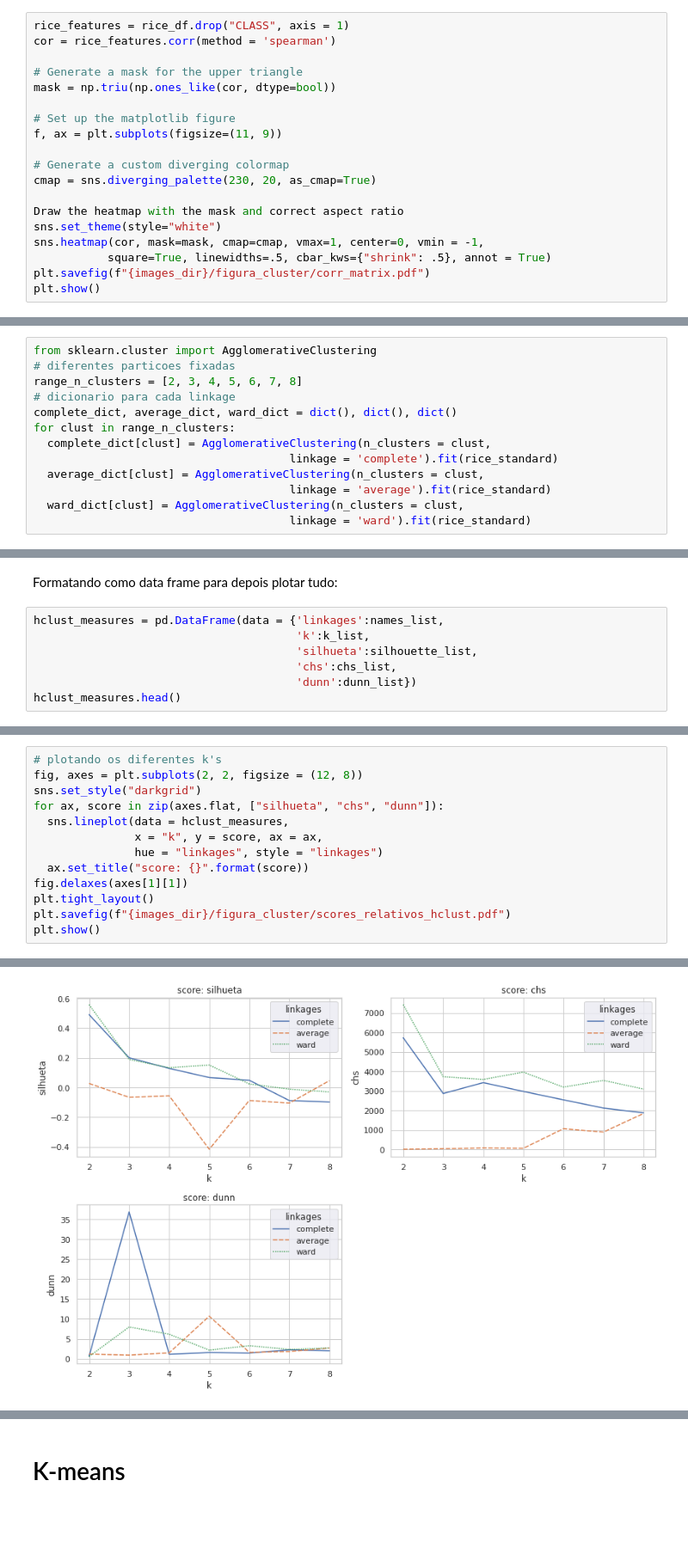
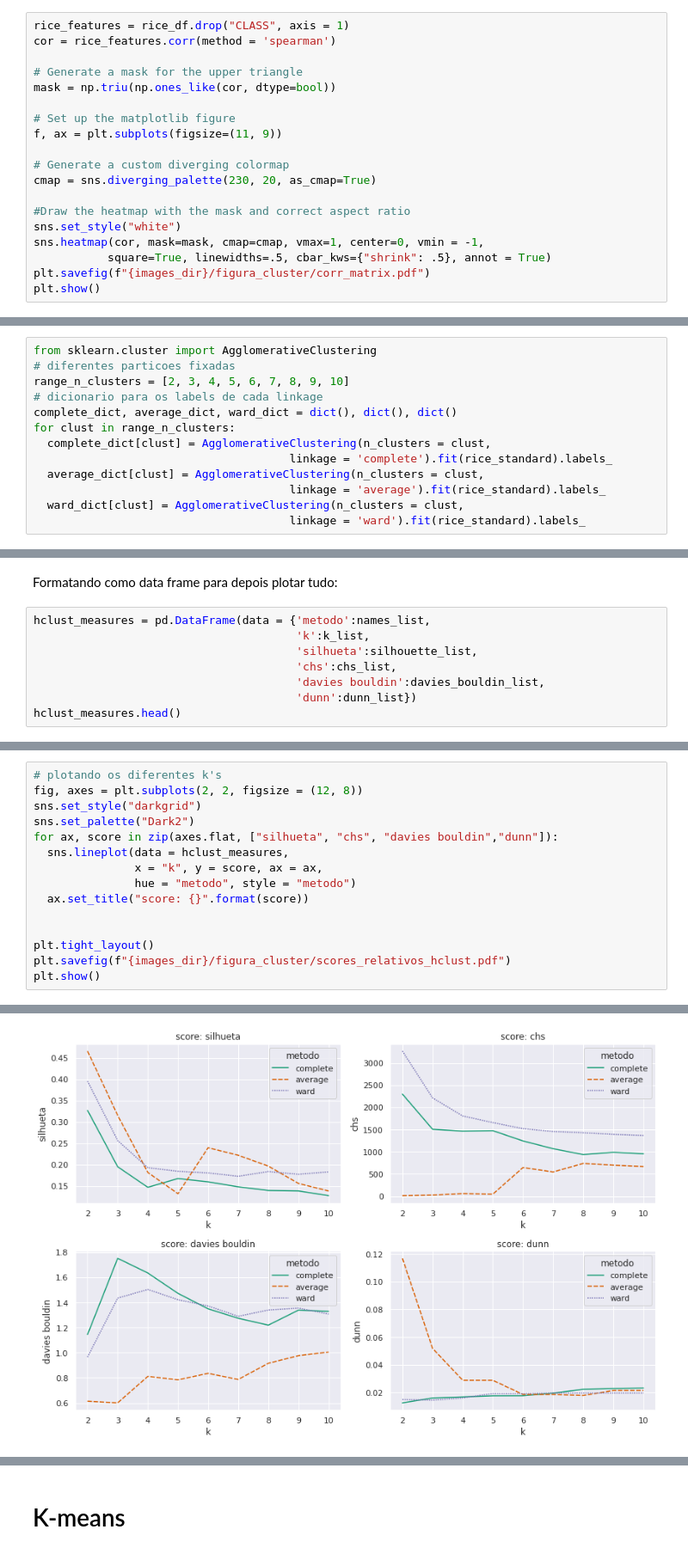
Before and after one commit to Monoxido45/Graos_de_arroz_AM, a Jupyter notebook: trabalho_2_graos_arroz.ipynb, the cells around one changed output, grey strips where cells are left out. Shown at 86% size. Cells and saved outputs as stored; diff of their text form; blank space fills up the shorter version.

```diff
--- a/trabalho_2_graos_arroz.ipynb
+++ b/trabalho_2_graos_arroz.ipynb
@@ -85,8 +92,8 @@ f, ax = plt.subplots(figsize=(11, 9))
 # Generate a custom diverging colormap
 cmap = sns.diverging_palette(230, 20, as_cmap=True)
 
-Draw the heatmap with the mask and correct aspect ratio
-sns.set_theme(style="white")
+#Draw the heatmap with the mask and correct aspect ratio
+sns.set_style("white")
 sns.heatmap(cor, mask=mask, cmap=cmap, vmax=1, center=0, vmin = -1,
            square=True, linewidths=.5, cbar_kws={"shrink": .5}, annot = True)
 plt.savefig(f"{images_dir}/figura_cluster/corr_matrix.pdf")
@@ -168,16 +176,16 @@ Vemos uma maior regularidade de dendrograma nas ligações average, ward e compl
 # %%
 from sklearn.cluster import AgglomerativeClustering
 # diferentes particoes fixadas
-range_n_clusters = [2, 3, 4, 5, 6, 7, 8]
-# dicionario para cada linkage
+range_n_clusters = [2, 3, 4, 5, 6, 7, 8, 9, 10]
+# dicionario para os labels de cada linkage
 complete_dict, average_dict, ward_dict = dict(), dict(), dict()
 for clust in range_n_clusters:
   complete_dict[clust] = AgglomerativeClustering(n_clusters = clust,
-                                      linkage = 'complete').fit(rice_standard)
+                                      linkage = 'complete').fit(rice_standard).labels_
   average_dict[clust] = AgglomerativeClustering(n_clusters = clust,
-                                      linkage = 'average').fit(rice_standard)
+                                      linkage = 'average').fit(rice_standard).labels_
   ward_dict[clust] = AgglomerativeClustering(n_clusters = clust,
-                                      linkage = 'ward').fit(rice_standard)
+                                      linkage = 'ward').fit(rice_standard).labels_
 # %% [markdown]
 Atribuindo mesmo peso para homogeneidade e completeza na V-measure
 # %%
@@ -248,10 +287,11 @@ for k in range_n_clusters:
 # %% [markdown]
 Formatando como data frame para depois plotar tudo:
 # %%
-hclust_measures = pd.DataFrame(data = {'linkages':names_list,
+hclust_measures = pd.DataFrame(data = {'metodo':names_list,
                                        'k':k_list,
                                        'silhueta':silhouette_list,
                                        'chs':chs_list,
+                                       'davies bouldin':davies_bouldin_list,
                                        'dunn':dunn_list})
 hclust_measures.head()
 # %% [output]
@@ -265,12 +305,14 @@ hclust_measures.head()
 # plotando os diferentes k's
 fig, axes = plt.subplots(2, 2, figsize = (12, 8))
 sns.set_style("darkgrid")
-for ax, score in zip(axes.flat, ["silhueta", "chs", "dunn"]):
+sns.set_palette("Dark2")
+for ax, score in zip(axes.flat, ["silhueta", "chs", "davies bouldin","dunn"]):
   sns.lineplot(data = hclust_measures,
                x = "k", y = score, ax = ax,
-               hue = "linkages", style = "linkages")
+               hue = "metodo", style = "metodo")
   ax.set_title("score: {}".format(score))
-fig.delaxes(axes[1][1])
+
+
 plt.tight_layout()
 plt.savefig(f"{images_dir}/figura_cluster/scores_relativos_hclust.pdf")
 plt.show()
@@ -279 +320 @@ FileNotFoundError: ignored
-[figure, old version]
+[figure, new version]
```
Also changed, not shown: parts of 84 cells of this notebook.
